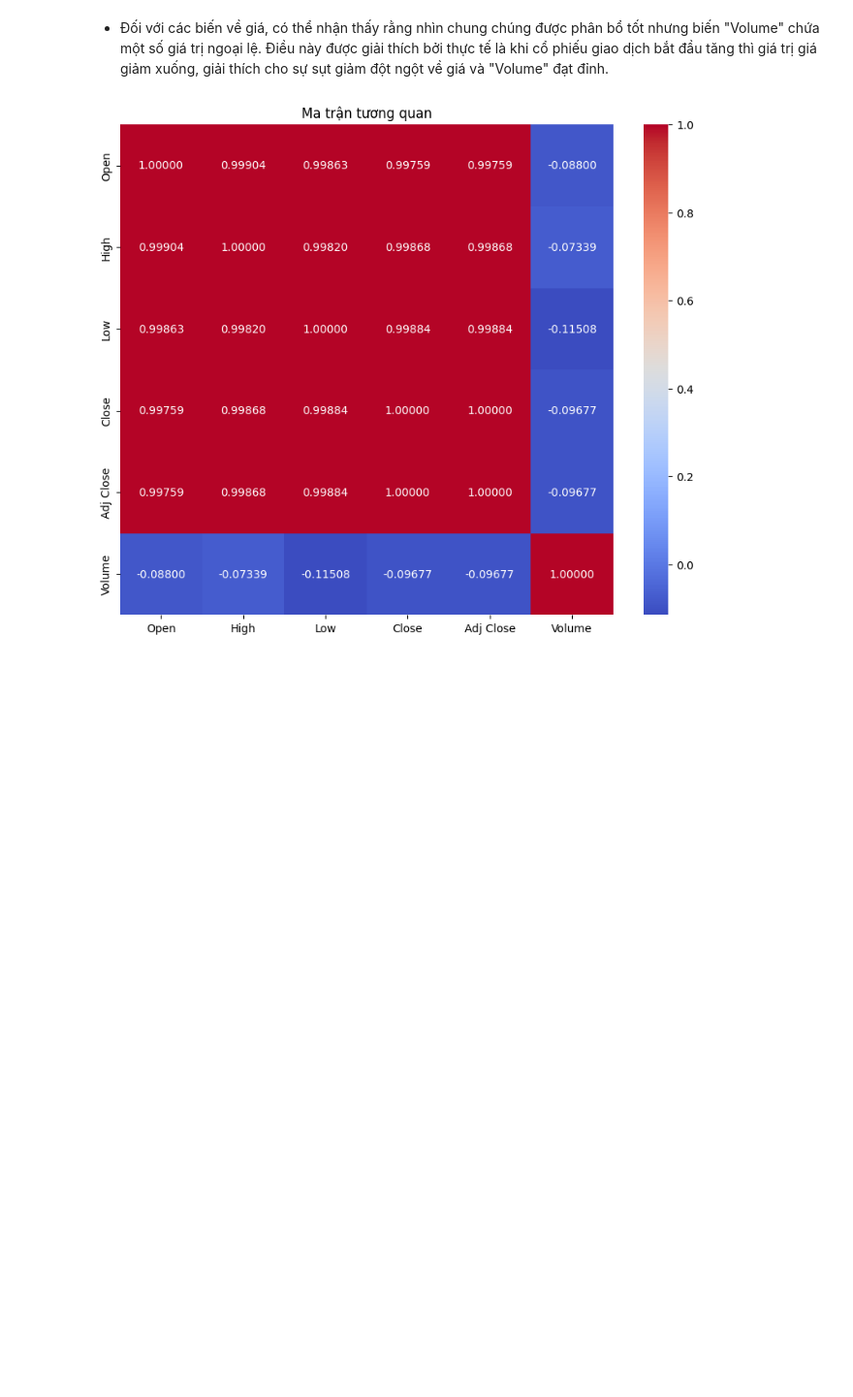
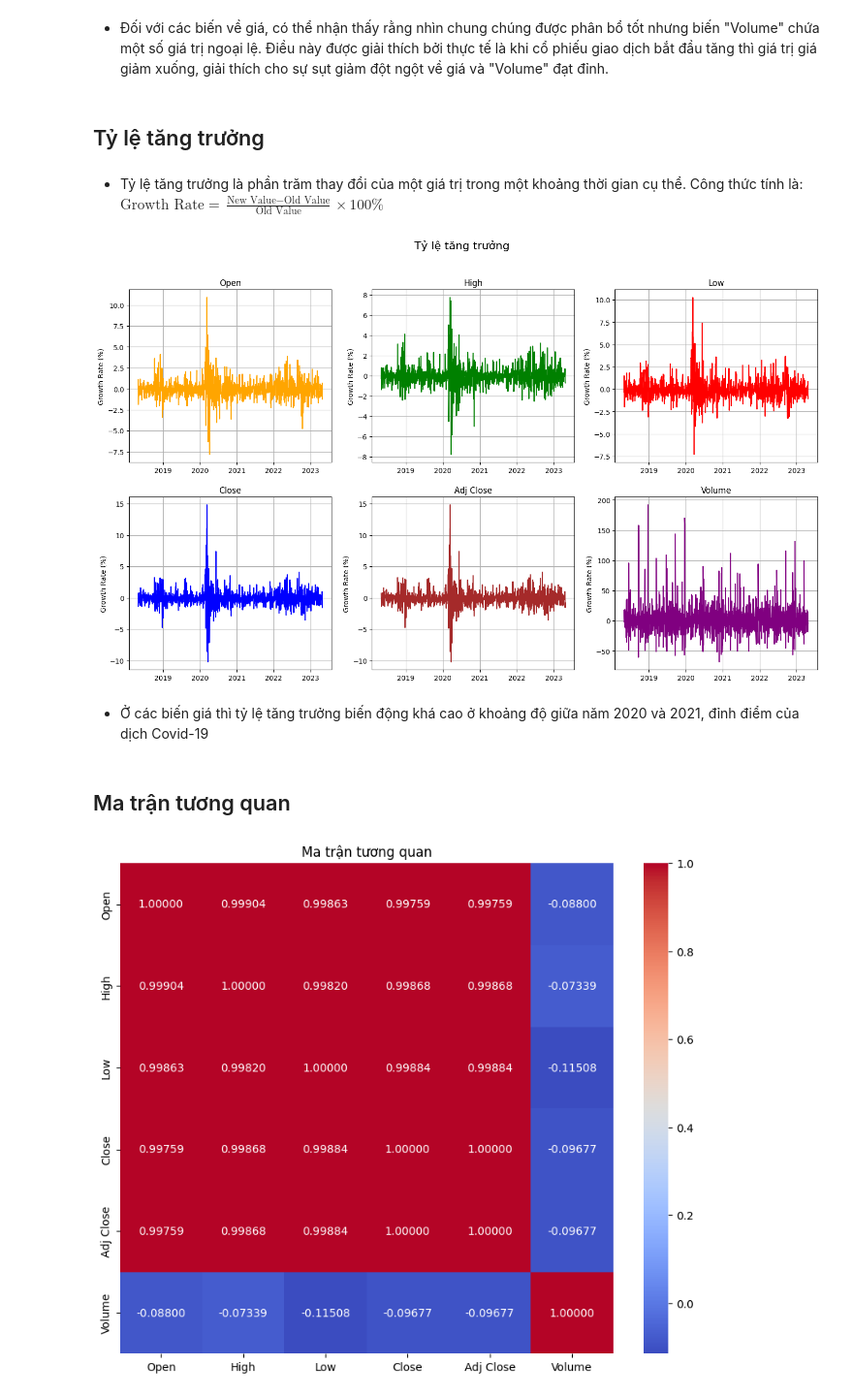
Before and after one commit to ThienNguyen3001/Stock-Price-Prediction-RNN-LSTM-GRU, a Jupyter notebook: stock_price_predict.ipynb, the cells around one changed output. Shown: that part at 97% size. Saved outputs shown, nothing was run; the diff lists cells and outputs as text; code cells hidden in the pictures; blank space fills up the shorter version.

```diff
--- a/stock_price_predict.ipynb
+++ b/stock_price_predict.ipynb
@@ -156,5 +164,33 @@ plt.show()
 # %% [markdown]
 * Đối với các biến về giá, có thể nhận thấy rằng nhìn chung chúng được phân bổ tốt nhưng biến "Volume" chứa một số giá trị ngoại lệ. Điều này được giải thích bởi thực tế là khi cổ phiếu giao dịch bắt đầu tăng thì giá trị giá giảm xuống, giải thích cho sự sụt giảm đột ngột về giá và "Volume" đạt đỉnh.
+# %% [markdown]
+## Tỷ lệ tăng trưởng
+# %% [markdown]
+* Tỷ lệ tăng trưởng là phần trăm thay đổi của một giá trị trong một khoảng thời gian cụ thể. Công thức tính là:
+$
+\text{Growth Rate} = \frac{\text{New Value} - \text{Old Value}}{\text{Old Value}} \times 100\%
+$
+# %%
+plt.figure(figsize=(18,10))
+plt.suptitle("Tỷ lệ tăng trưởng", fontsize=16)  # Add this line
+i=1
+colors = ['orange', 'green', 'red', 'blue', 'brown', 'purple'] # List of colors
+for x, color in zip(df.columns[:-1], colors):
+    plt.subplot(2,3,i)
+    df['Growth Rate'] = (df[x] - df[x].shift(1)) / df[x].shift(1) * 100
+    plt.plot(df.index, df['Growth Rate'], linestyle='-', color=color) # Use color from the list
+    plt.xlabel(None)
+    plt.ylabel('Growth Rate (%)')
+    plt.title(f'{x}')
+    plt.grid(True)
+    i+=1
+plt.show()
+# %% [output]
+[figure, added]
+# %% [markdown]
+* Ở các biến giá thì tỷ lệ tăng trưởng biến động khá cao ở khoảng độ giữa năm 2020 và 2021, đỉnh điểm của dịch Covid-19
+# %% [markdown]
+## Ma trận tương quan
 # %%
 correlation_matrix = df.corr()
 
```
Also changed, not shown: parts of 23 cells of this notebook.
